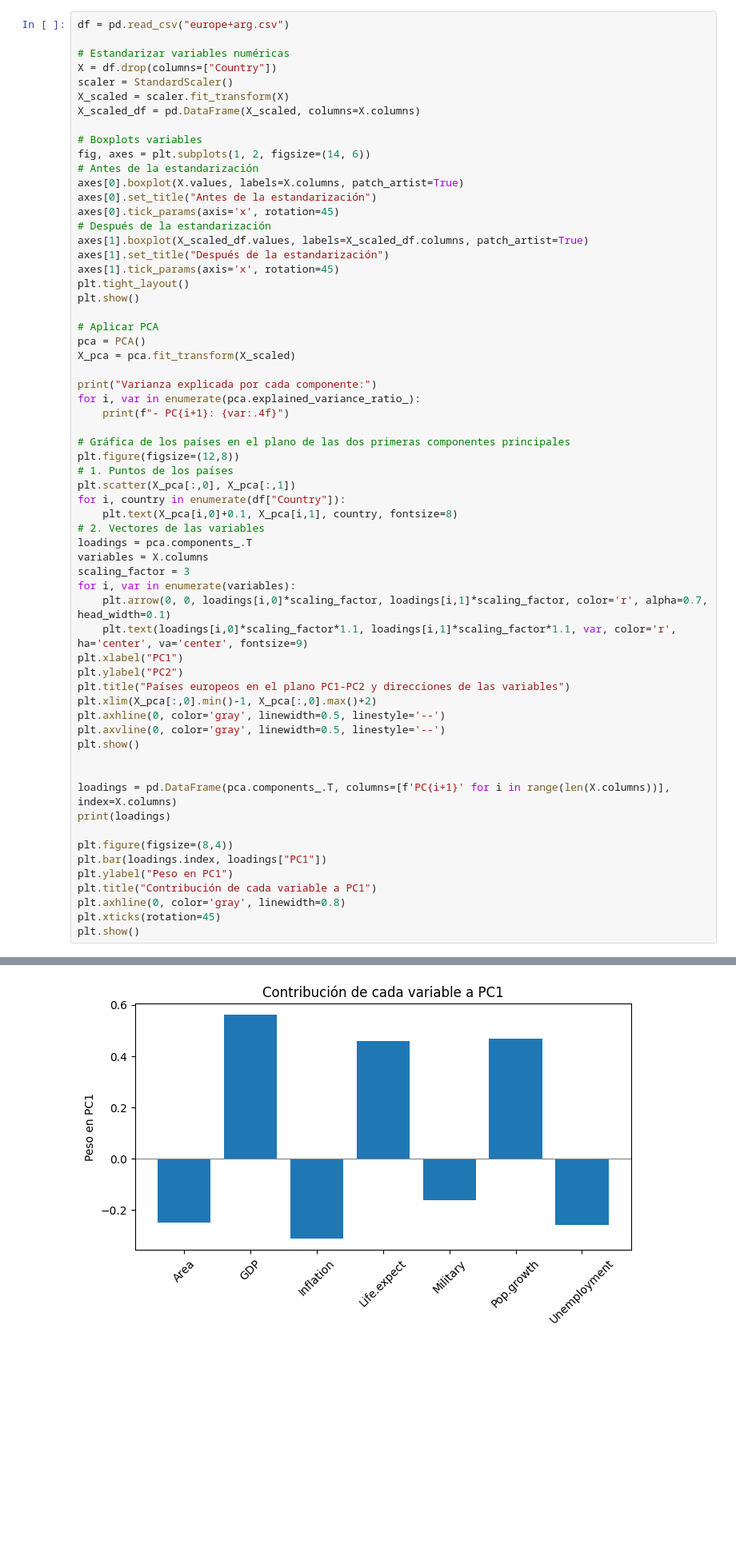
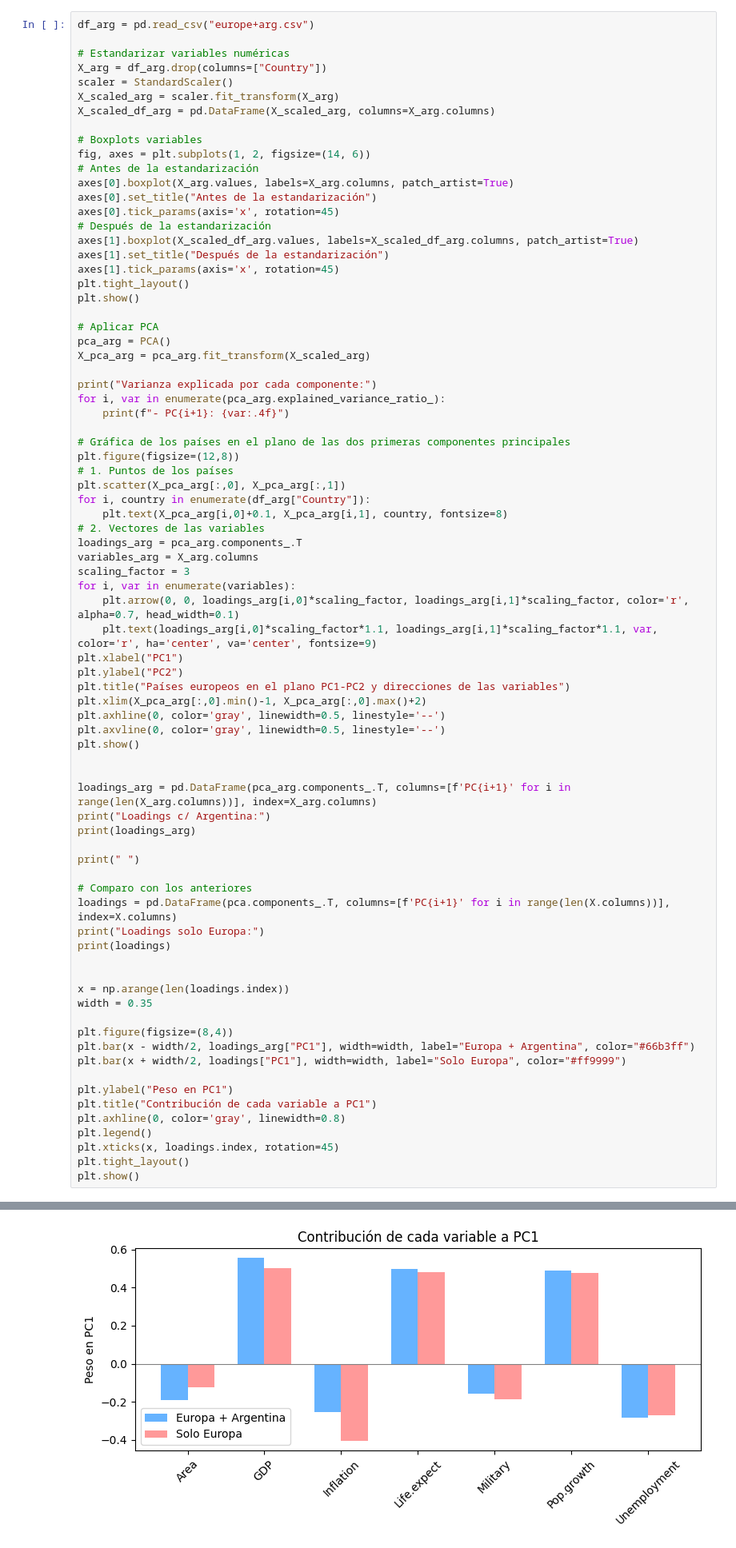
Before and after one commit to Mpretel/SIA-25Q2, a Jupyter notebook: sia-tp4-master/ejPCA.ipynb, the cells around one changed output, grey strips where cells are left out. Shown: that part at 80% size. Saved outputs shown, nothing was run; the diff lists cells and outputs as text; blank space fills up the shorter version.

Commit message:
Update PCA - europe+arg bars

```diff
--- a/sia-tp4-master/ejPCA.ipynb
+++ b/sia-tp4-master/ejPCA.ipynb
@@ -165,66 +166,82 @@ plt.show()
 # %% [markdown]
 En cambio, si recalculamos las PCs incluyendo a Argentina, estas cambian notoriamente con el objetivo de minimizar la varianza global del nuevo conjunto, modificándose el espacio:
 # %%
-df = pd.read_csv("europe+arg.csv")
+df_arg = pd.read_csv("europe+arg.csv")
 
 # Estandarizar variables numéricas
-X = df.drop(columns=["Country"])
+X_arg = df_arg.drop(columns=["Country"])
 scaler = StandardScaler()
-X_scaled = scaler.fit_transform(X)
-X_scaled_df = pd.DataFrame(X_scaled, columns=X.columns)
+X_scaled_arg = scaler.fit_transform(X_arg)
+X_scaled_df_arg = pd.DataFrame(X_scaled_arg, columns=X_arg.columns)
 
 # Boxplots variables
 fig, axes = plt.subplots(1, 2, figsize=(14, 6))
 # Antes de la estandarización
-axes[0].boxplot(X.values, labels=X.columns, patch_artist=True)
+axes[0].boxplot(X_arg.values, labels=X_arg.columns, patch_artist=True)
 axes[0].set_title("Antes de la estandarización")
 axes[0].tick_params(axis='x', rotation=45)
 # Después de la estandarización
-axes[1].boxplot(X_scaled_df.values, labels=X_scaled_df.columns, patch_artist=True)
+axes[1].boxplot(X_scaled_df_arg.values, labels=X_scaled_df_arg.columns, patch_artist=True)
 axes[1].set_title("Después de la estandarización")
 axes[1].tick_params(axis='x', rotation=45)
 plt.tight_layout()
 plt.show()
 
 # Aplicar PCA
-pca = PCA()
-X_pca = pca.fit_transform(X_scaled)
+pca_arg = PCA()
+X_pca_arg = pca_arg.fit_transform(X_scaled_arg)
 
 print("Varianza explicada por cada componente:")
-for i, var in enumerate(pca.explained_variance_ratio_):
+for i, var in enumerate(pca_arg.explained_variance_ratio_):
     print(f"- PC{i+1}: {var:.4f}")
 
 # Gráfica de los países en el plano de las dos primeras componentes principales
 plt.figure(figsize=(12,8))
 # 1. Puntos de los países
-plt.scatter(X_pca[:,0], X_pca[:,1])
-for i, country in enumerate(df["Country"]):
-    plt.text(X_pca[i,0]+0.1, X_pca[i,1], country, fontsize=8)
+plt.scatter(X_pca_arg[:,0], X_pca_arg[:,1])
+for i, country in enumerate(df_arg["Country"]):
+    plt.text(X_pca_arg[i,0]+0.1, X_pca_arg[i,1], country, fontsize=8)
 # 2. Vectores de las variables
-loadings = pca.components_.T
-variables = X.columns
+loadings_arg = pca_arg.components_.T
+variables_arg = X_arg.columns
 scaling_factor = 3
 for i, var in enumerate(variables):
-    plt.arrow(0, 0, loadings[i,0]*scaling_factor, loadings[i,1]*scaling_factor, color='r', alpha=0.7, head_width=0.1)
-    plt.text(loadings[i,0]*scaling_factor*1.1, loadings[i,1]*scaling_factor*1.1, var, color='r', ha='center', va='center', fontsize=9)
+    plt.arrow(0, 0, loadings_arg[i,0]*scaling_factor, loadings_arg[i,1]*scaling_factor, color='r', alpha=0.7, head_width=0.1)
+    plt.text(loadings_arg[i,0]*scaling_factor*1.1, loadings_arg[i,1]*scaling_factor*1.1, var, color='r', ha='center', va='center', fontsize=9)
 plt.xlabel("PC1")
 plt.ylabel("PC2")
 plt.title("Países europeos en el plano PC1-PC2 y direcciones de las variables")
-plt.xlim(X_pca[:,0].min()-1, X_pca[:,0].max()+2)
+plt.xlim(X_pca_arg[:,0].min()-1, X_pca_arg[:,0].max()+2)
 plt.axhline(0, color='gray', linewidth=0.5, linestyle='--')
 plt.axvline(0, color='gray', linewidth=0.5, linestyle='--')
 plt.show()
 
 
+loadings_arg = pd.DataFrame(pca_arg.components_.T, columns=[f'PC{i+1}' for i in range(len(X_arg.columns))], index=X_arg.columns)
+print("Loadings c/ Argentina:")
+print(loadings_arg)
+
+print(" ")
+
+# Comparo con los anteriores
 loadings = pd.DataFrame(pca.components_.T, columns=[f'PC{i+1}' for i in range(len(X.columns))], index=X.columns)
+print("Loadings solo Europa:")
 print(loadings)
 
+
+x = np.arange(len(loadings.index))
+width = 0.35
+
 plt.figure(figsize=(8,4))
-plt.bar(loadings.index, loadings["PC1"])
+plt.bar(x - width/2, loadings_arg["PC1"], width=width, label="Europa + Argentina", color="#66b3ff")
+plt.bar(x + width/2, loadings["PC1"], width=width, label="Solo Europa", color="#ff9999")
+
 plt.ylabel("Peso en PC1")
 plt.title("Contribución de cada variable a PC1")
 plt.axhline(0, color='gray', linewidth=0.8)
-plt.xticks(rotation=45)
+plt.legend()
+plt.xticks(x, loadings.index, rotation=45)
+plt.tight_layout()
 plt.show()
 # %% [output]
 [figure]
@@ -257 +274 @@ Unemployment  0.004506
-[figure, old version]
+[figure, new version]
```
Also changed, not shown: parts of 4 cells of this notebook.
